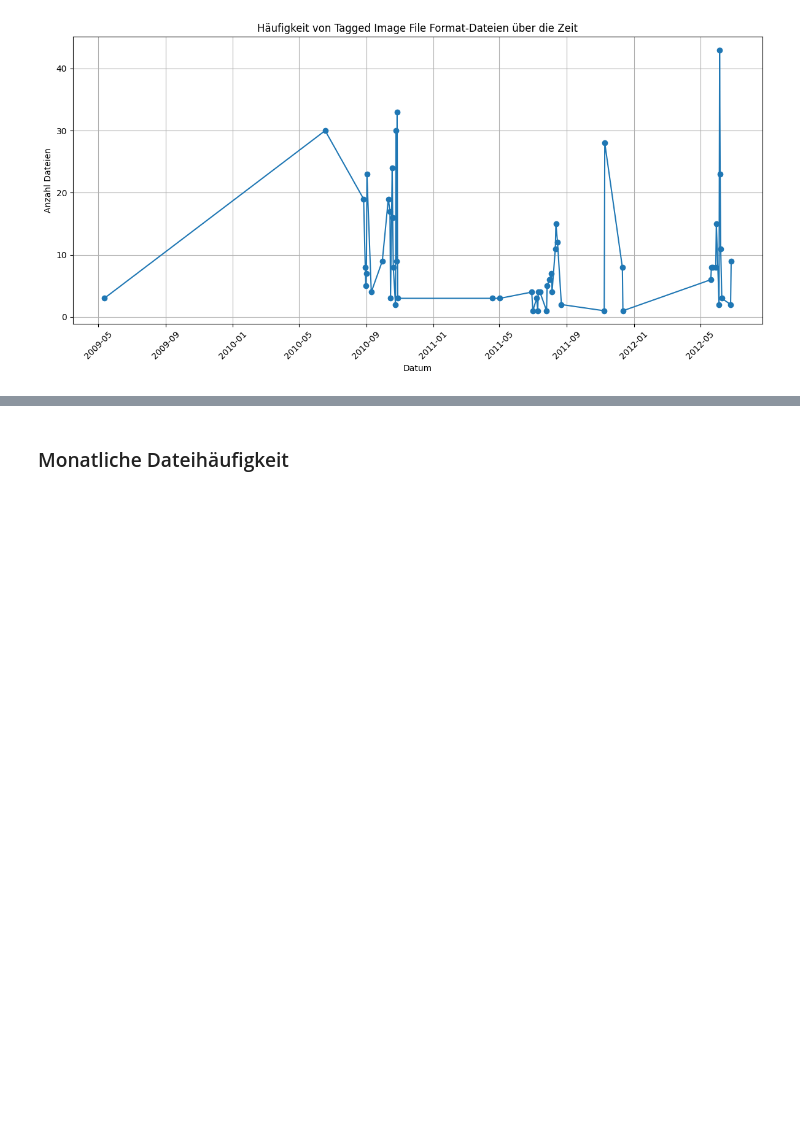
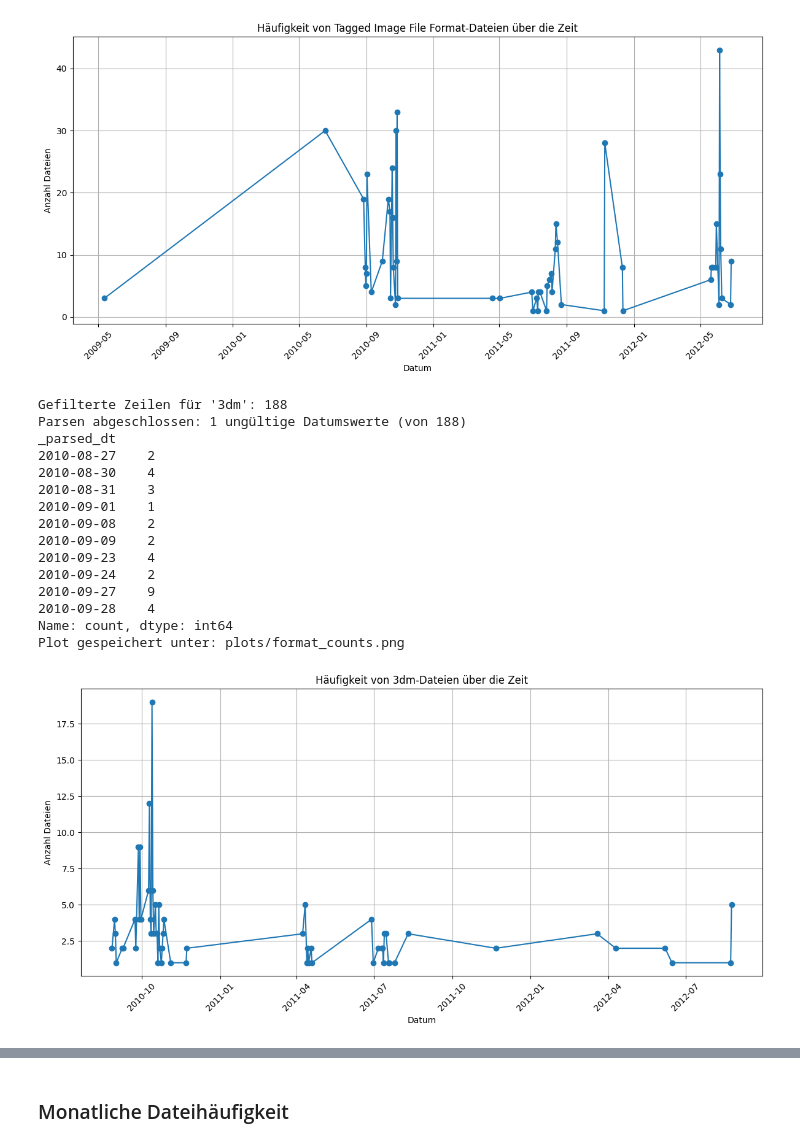
Before and after one commit to AdrianPoellinger/27_DCA_Ingest, a Jupyter notebook: notebooks/DCA_Ingest_2025-11-11_Keller.ipynb, the cells around one changed output, grey strips where cells are left out. Saved outputs shown, nothing was run; the diff lists cells and outputs as text; code cells hidden in the pictures; blank space fills up the shorter version.

Commit message:
Aufräumen und Analyse letzte Rhinodatei Keller

```diff
--- a/notebooks/DCA_Ingest_2025-11-11_Keller.ipynb
+++ b/notebooks/DCA_Ingest_2025-11-11_Keller.ipynb
@@ -187,3 +203,26 @@ _parsed_dt
 Name: count, dtype: int64
 Plot gespeichert unter: plots/format_counts.png
 [figure]
+# %%
+from analyse_format_over_creation_time import analyse_format_over_creation_time_df
+df = pd.read_csv(CSV_PATH)  # ggf sep/encoding anpassen
+
+format = "3dm"
+ts = analyse_format_over_creation_time_df(df, format, date_column="creation_iso", output_dir="plots", show_plot=True, verbose=True)
+# %% [output]
+Gefilterte Zeilen für '3dm': 188
+Parsen abgeschlossen: 1 ungültige Datumswerte (von 188)
+_parsed_dt
+2010-08-27    2
+2010-08-30    4
+2010-08-31    3
+2010-09-01    1
+2010-09-08    2
+2010-09-09    2
+2010-09-23    4
+2010-09-24    2
+2010-09-27    9
+2010-09-28    4
+Name: count, dtype: int64
+Plot gespeichert unter: plots/format_counts.png
+[figure, added]
```
Also changed, not shown: parts of 5 cells of this notebook, 4 other files.
